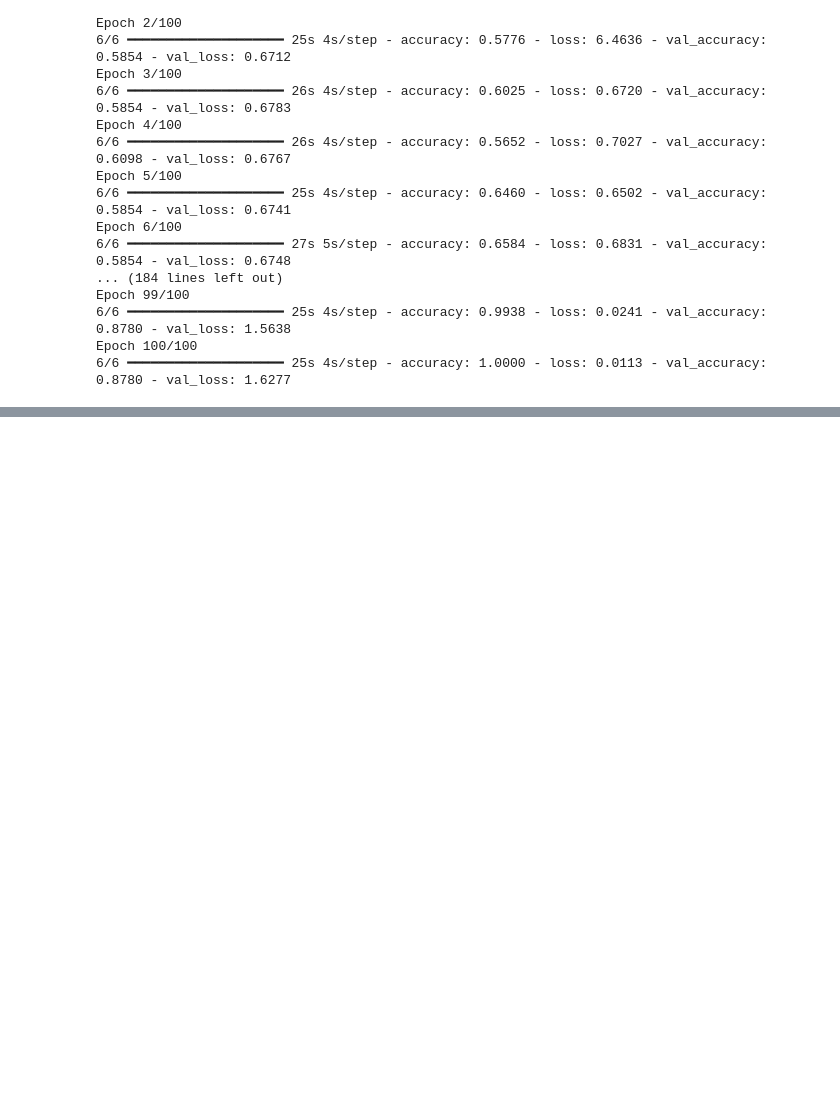
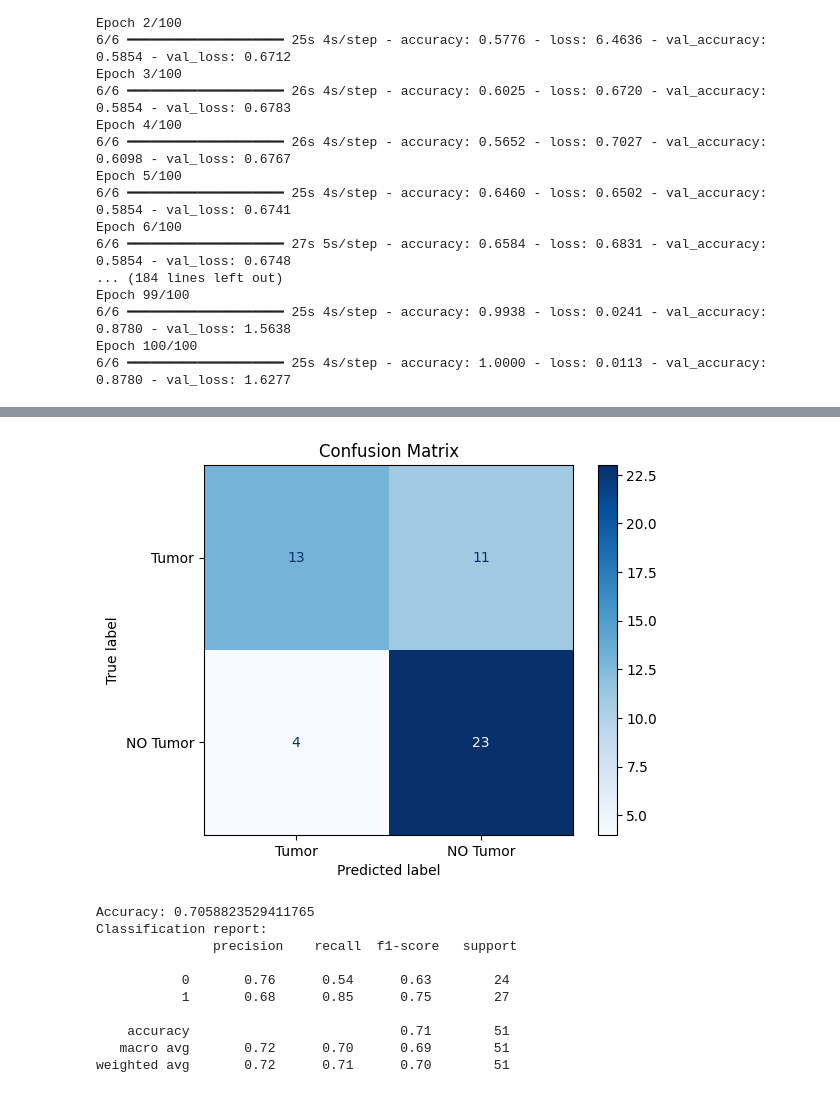
Before and after one commit to DenysZakharovGH/Brain-Tumor-Detection-v1.0-CNN, a Jupyter notebook: Untitled.ipynb, the cells around one changed output, grey strips where cells are left out. Drawn from its saved outputs; the diff is of its cells as text; code cells hidden in the pictures; blank space fills up the shorter version.

```diff
--- a/Untitled.ipynb
+++ b/Untitled.ipynb
@@ -345,0 +369,15 @@ plt.show()
+# %%
+y_pred = model.predict(X_test)
+y_pred_labels = (y_pred > 0.5).astype(int)
+
+# confusion matrix plot
+cm = confusion_matrix(y_test, y_pred_labels, labels=[0,1])
+disp = ConfusionMatrixDisplay(confusion_matrix=cm, display_labels=["Tumor", "NO Tumor", ])
+disp.plot(cmap="Blues")
+plt.title("Confusion Matrix")
+plt.savefig(fr"{dir_path}\docs\confusion_matrix.png", dpi=300, bbox_inches="tight")
+plt.show()
+
+print("Accuracy:", accuracy_score(y_test, y_pred_labels))
+print("Classification report:\n", classification_report(y_test, y_pred_labels))
+# %% [output]
@@ -345,0 +385,11 @@ plt.show()
+[figure, added]
+Accuracy: 0.7058823529411765
+Classification report:
+               precision    recall  f1-score   support
+
+           0       0.76      0.54      0.63        24
+           1       0.68      0.85      0.75        27
+
+    accuracy                           0.71        51
+   macro avg       0.72      0.70      0.69        51
+weighted avg       0.72      0.71      0.70        51
```
Also changed, not shown: parts of 5 cells of this notebook, 1 other file.
